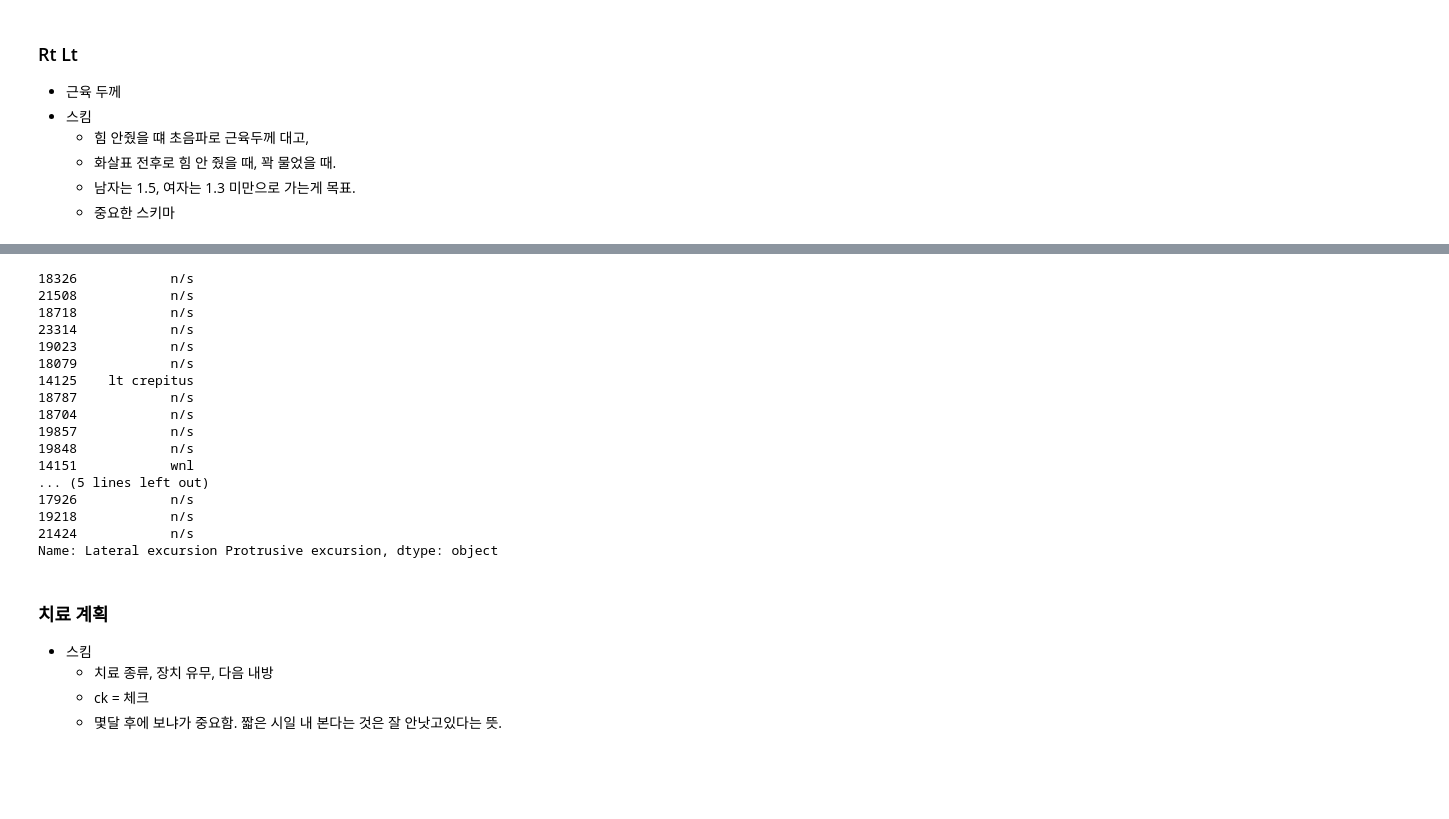
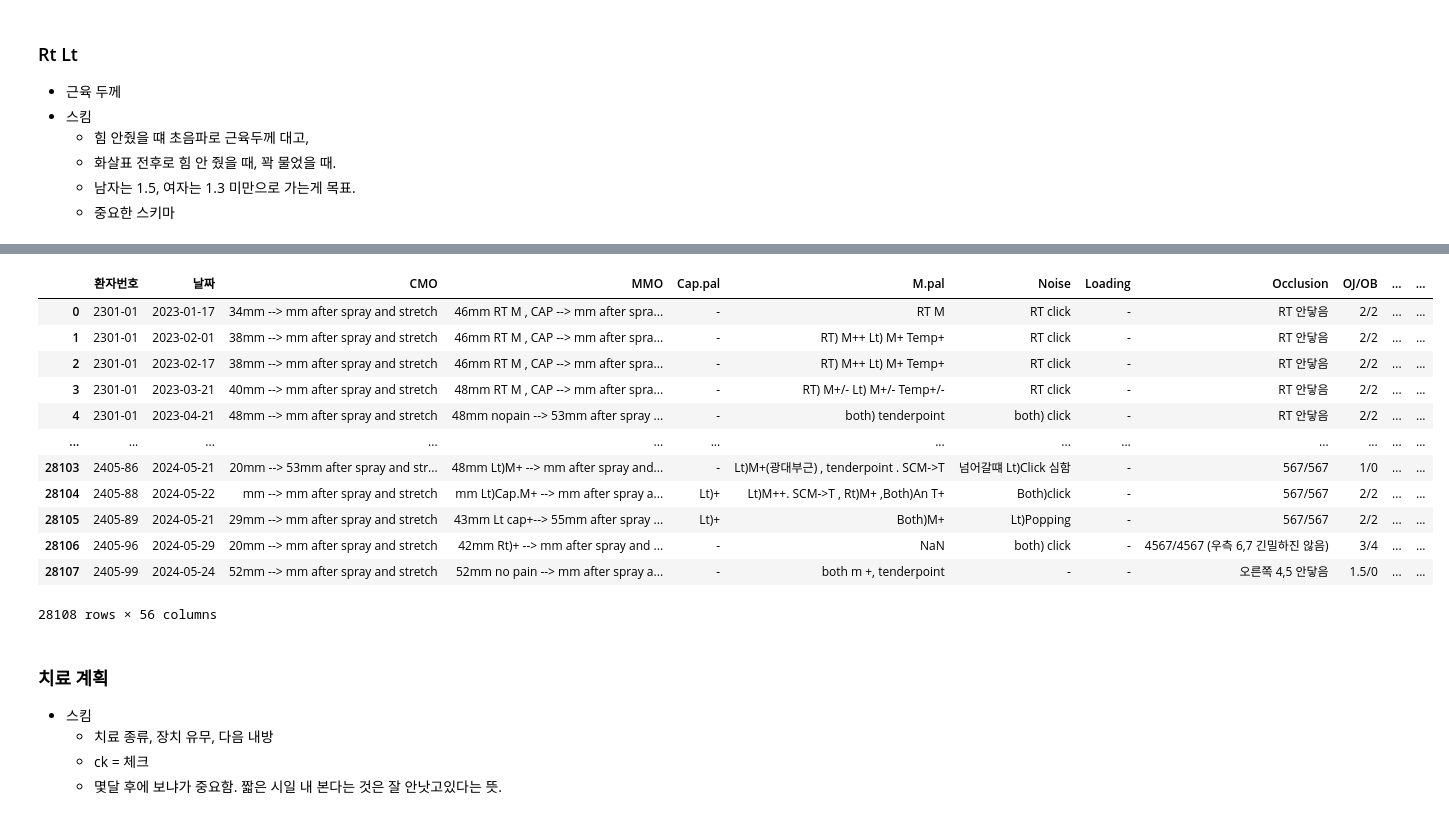
Before and after one commit to skadudd/prj_centum, a Jupyter notebook: numeric_parse/data_cleansing.ipynb, the cells around one changed output, grey strips where cells are left out. Saved outputs shown, nothing was run; the diff lists cells and outputs as text; code cells hidden in the pictures; blank space fills up the shorter version.

```diff
--- a/numeric_parse/data_cleansing.ipynb
+++ b/numeric_parse/data_cleansing.ipynb
@@ -31,7 +31,7 @@ df = df[['환자번호', '날짜',
         'Class', 'Midline Shift', 'Deviation', 'CR-CO', 'Tongue ridging',
         'Mucosal ridging', 'Ultrasono', 'Rt', 'Lt',
         'Lateral excursion Protrusive excursion', 'End feel',
-    #    '치료계획', # 필요 없을 듯.
+       '치료계획', # 필요 없을 듯.
     #    'T-scan 악화/개선', 'CBCT 악화/개선', 'CBCT 판독소견' # 고유겂 NaN
     ]]
 
@@ -39,7 +39,7 @@ df = df[['환자번호', '날짜',
         'CMO','MMO', 'Cap.pal', 'M.pal', 'Noise', 'Loading', 'Occlusion', 'OJ/OB',
         'Class', 'Midline Shift', 'Deviation', 'CR-CO', 'Tongue ridging',
         'Mucosal ridging', 'Ultrasono', 'Rt', 'Lt',
-        'Lateral excursion Protrusive excursion', 'End feel']]
+        '치료계획', 'End feel']]
 # %%
 df.columns
 # %% [output]
@@ -1299,3 +1414,5 @@ Name: CR-CO, dtype: object
+# %%
+df = extract_crco_deviation(df)
 # %% [markdown]
 ### Tongue ridging
 - 혀의 표면에 나타나는 주름이나 능선을 의미합니다. 이는 보통 혀의 중앙에 세로로 나타나는 주름을 가리키며, 혀의 모양에 영향을 미칠 수 있습니다.
@@ -1332,3 +1555,5 @@ Name: Tongue ridging, dtype: object
+# %%
+df = extract_tongue_ridging_intensity(df)
 # %% [markdown]
 ### Mucosal ridging
 - 구강 점막(즉, 입안의 내부 표면)에 나타나는 주름이나 능선을 의미합니다. 이는 일반적으로 점막이 늘어나거나 두꺼워지면서 생기는 구조적 변화로, 구강 내 다양한 부위에서 발생할 수 있습니다.
@@ -1365,3 +1666,5 @@ Name: Mucosal ridging, dtype: object
+# %%
+df = extract_mucosal_ridging_intensity(df)
 # %% [markdown]
 ### Rt Lt
 - 근육 두께
@@ -1425,20 +1695,0 @@ Name: Lt, dtype: object
-# %%
-df[(df['Lateral excursion Protrusive excursion'].notna()) & (df['Lateral excursion Protrusive excursion'] != '-')].sample(20)['Lateral excursion Protrusive excursion']
-# %% [output]
-18326            n/s
-21508            n/s
-18718            n/s
-23314            n/s
-19023            n/s
-18079            n/s
-14125    lt crepitus
-18787            n/s
-18704            n/s
-19857            n/s
-19848            n/s
-14151            wnl
-... (5 lines left out)
-17926            n/s
-19218            n/s
-21424            n/s
-Name: Lateral excursion Protrusive excursion, dtype: object
@@ -1445,3 +1754,19 @@ Name: Lateral excursion Protrusive excursion, dtype: object
+# %%
+df
+# %% [output]
+|  | 환자번호 | 날짜 | CMO | MMO | Cap.pal | M.pal | Noise | Loading | Occlusion | OJ/OB | ... | ... |
+| 0 | 2301-01 | 2023-01-17 | 34mm --> mm after spray and stretch | 46mm RT M , CAP --> mm after spra... | - | RT M | RT click | - | RT 안닿음 | 2/2 | ... | ... |
+| 1 | 2301-01 | 2023-02-01 | 38mm --> mm after spray and stretch | 46mm RT M , CAP --> mm after spra... | - | RT) M++ Lt) M+ Temp+ | RT click | - | RT 안닿음 | 2/2 | ... | ... |
+| 2 | 2301-01 | 2023-02-17 | 38mm --> mm after spray and stretch | 46mm RT M , CAP --> mm after spra... | - | RT) M++ Lt) M+ Temp+ | RT click | - | RT 안닿음 | 2/2 | ... | ... |
+| 3 | 2301-01 | 2023-03-21 | 40mm --> mm after spray and stretch | 48mm RT M , CAP --> mm after spra... | - | RT) M+/- Lt) M+/- Temp+/- | RT click | - | RT 안닿음 | 2/2 | ... | ... |
+| 4 | 2301-01 | 2023-04-21 | 48mm --> mm after spray and stretch | 48mm nopain --> 53mm after spray ... | - | both) tenderpoint | both) click | - | RT 안닿음 | 2/2 | ... | ... |
+| ... | ... | ... | ... | ... | ... | ... | ... | ... | ... | ... | ... | ... |
+| 28103 | 2405-86 | 2024-05-21 | 20mm --> 53mm after spray and str... | 48mm Lt)M+ --> mm after spray and... | - | Lt)M+(광대부근) , tenderpoint . SCM->T | 넘어갈떄 Lt)Click 심함 | - | 567/567 | 1/0 | ... | ... |
+| 28104 | 2405-88 | 2024-05-22 | mm --> mm after spray and stretch | mm Lt)Cap.M+ --> mm after spray a... | Lt)+ | Lt)M++. SCM->T , Rt)M+ ,Both)An T+ | Both)click | - | 567/567 | 2/2 | ... | ... |
+| 28105 | 2405-89 | 2024-05-21 | 29mm --> mm after spray and stretch | 43mm Lt cap+--> 55mm after spray ... | Lt)+ | Both)M+ | Lt)Popping | - | 567/567 | 2/2 | ... | ... |
+| 28106 | 2405-96 | 2024-05-29 | 20mm --> mm after spray and stretch | 42mm Rt)+ --> mm after spray and ... | - | NaN | both) click | - | 4567/4567 (우측 6,7 긴밀하진 않음) | 3/4 | ... | ... |
+| 28107 | 2405-99 | 2024-05-24 | 52mm --> mm after spray and stretch | 52mm no pain --> mm after spray a... | - | both m +, tenderpoint | - | - | 오른쪽 4,5 안닿음 | 1.5/0 | ... | ... |
+28108 rows × 56 columns
 # %% [markdown]
 ### 치료 계획
 
```
Also changed, not shown: parts of 35 cells of this notebook.
